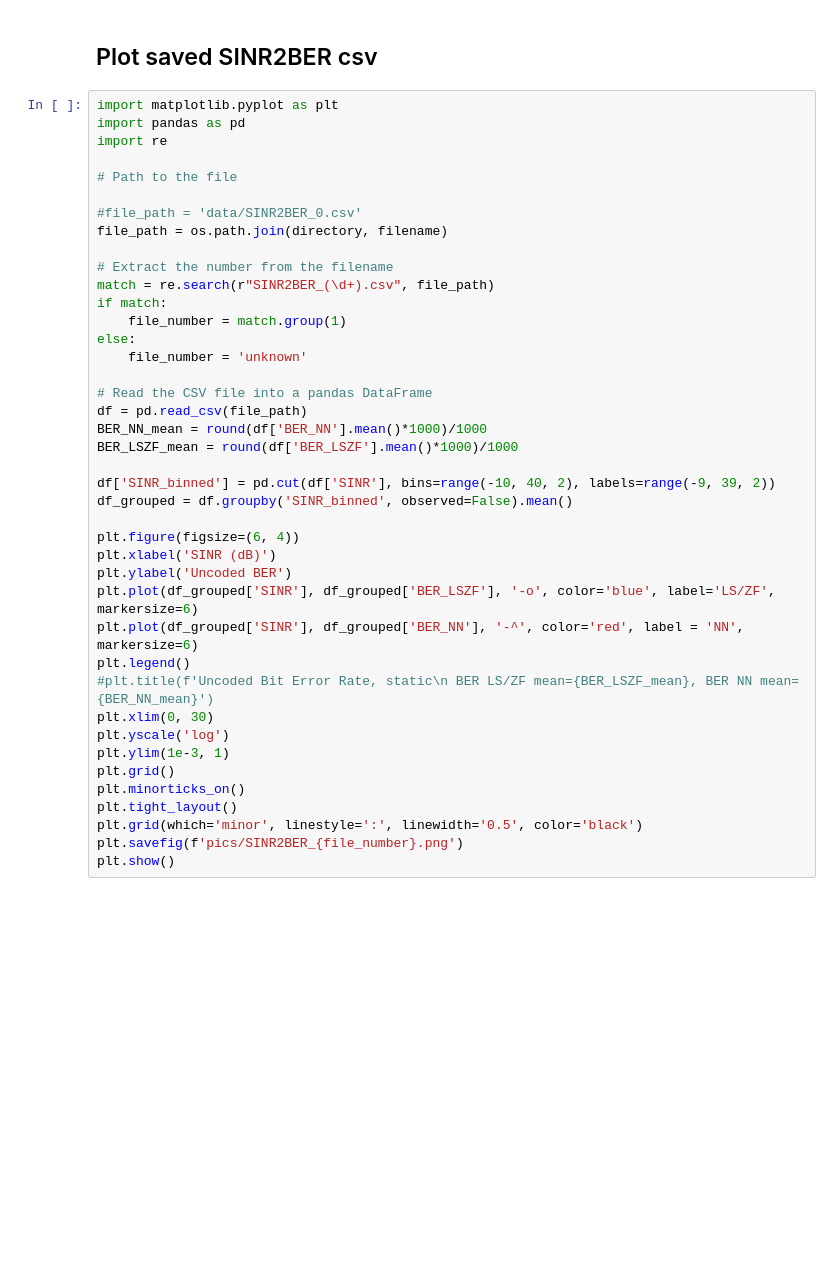
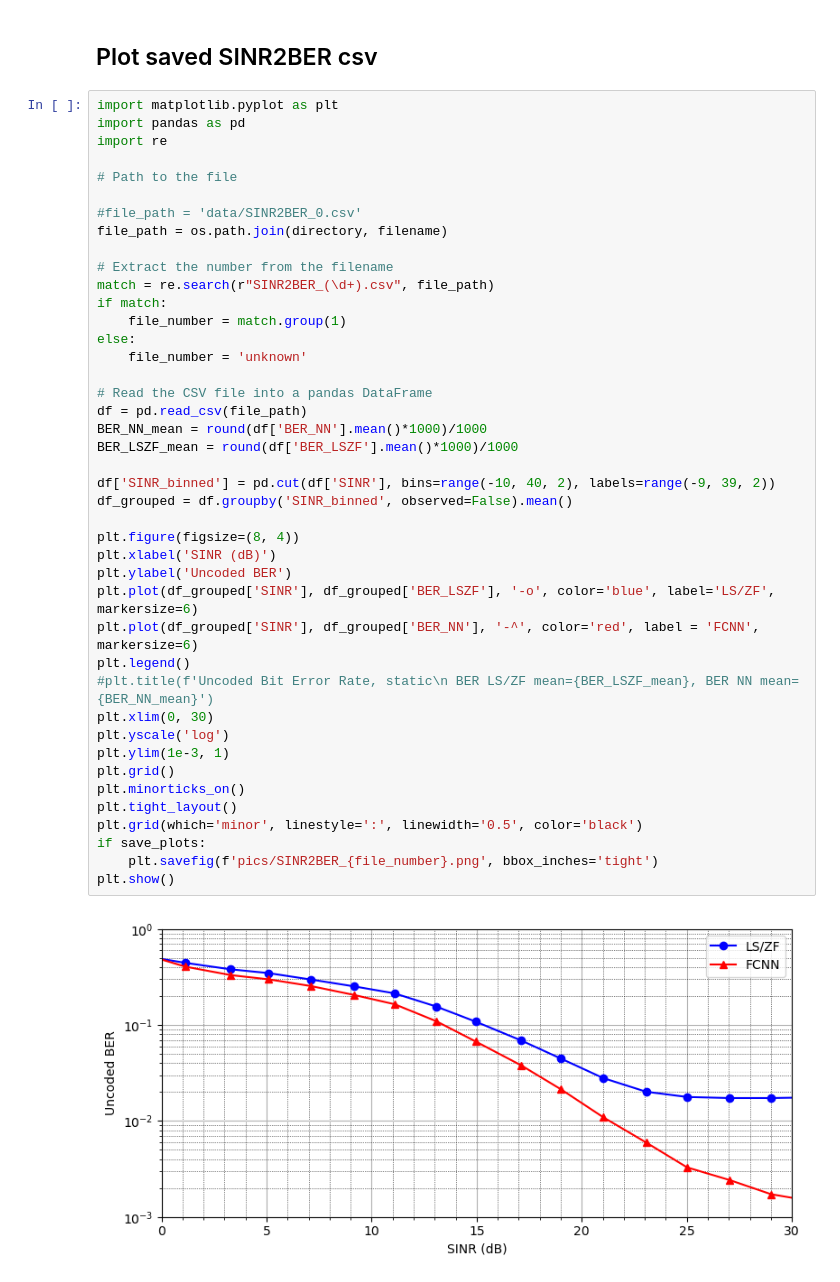
Before and after one commit to rikluost/ofdm-plutosdr-pytorch, a Jupyter notebook: 60-compare-ZF-LS-with-NN-based-RX-PlutoSDR.ipynb, the cells around one changed output. Cells and saved outputs as stored; diff of their text form; blank space fills up the shorter version.

```diff
--- a/60-compare-ZF-LS-with-NN-based-RX-PlutoSDR.ipynb
+++ b/60-compare-ZF-LS-with-NN-based-RX-PlutoSDR.ipynb
@@ -139,33 +146,36 @@ import re
 file_path = os.path.join(directory, filename)
 
 # Extract the number from the filename
 match = re.search(r"SINR2BER_(\d+).csv", file_path)
 if match:
     file_number = match.group(1)
 else:
     file_number = 'unknown'
 
 # Read the CSV file into a pandas DataFrame
 df = pd.read_csv(file_path)
 BER_NN_mean = round(df['BER_NN'].mean()*1000)/1000
 BER_LSZF_mean = round(df['BER_LSZF'].mean()*1000)/1000
 
 df['SINR_binned'] = pd.cut(df['SINR'], bins=range(-10, 40, 2), labels=range(-9, 39, 2))
 df_grouped = df.groupby('SINR_binned', observed=False).mean()
 
-plt.figure(figsize=(6, 4))
+plt.figure(figsize=(8, 4))
 plt.xlabel('SINR (dB)')
 plt.ylabel('Uncoded BER')
 plt.plot(df_grouped['SINR'], df_grouped['BER_LSZF'], '-o', color='blue', label='LS/ZF', markersize=6)
-plt.plot(df_grouped['SINR'], df_grouped['BER_NN'], '-^', color='red', label = 'NN', markersize=6)
+plt.plot(df_grouped['SINR'], df_grouped['BER_NN'], '-^', color='red', label = 'FCNN', markersize=6)
 plt.legend()
 #plt.title(f'Uncoded Bit Error Rate, static\n BER LS/ZF mean={BER_LSZF_mean}, BER NN mean={BER_NN_mean}')
 plt.xlim(0, 30)
 plt.yscale('log')
 plt.ylim(1e-3, 1)
 plt.grid()
 plt.minorticks_on()
 plt.tight_layout()
 plt.grid(which='minor', linestyle=':', linewidth='0.5', color='black')
-plt.savefig(f'pics/SINR2BER_{file_number}.png')
+if save_plots:
+    plt.savefig(f'pics/SINR2BER_{file_number}.png', bbox_inches='tight')
 plt.show()
+# %% [output]
+[figure, added]
```
Also changed, not shown: parts of 4 cells of this notebook, 28 other files.
